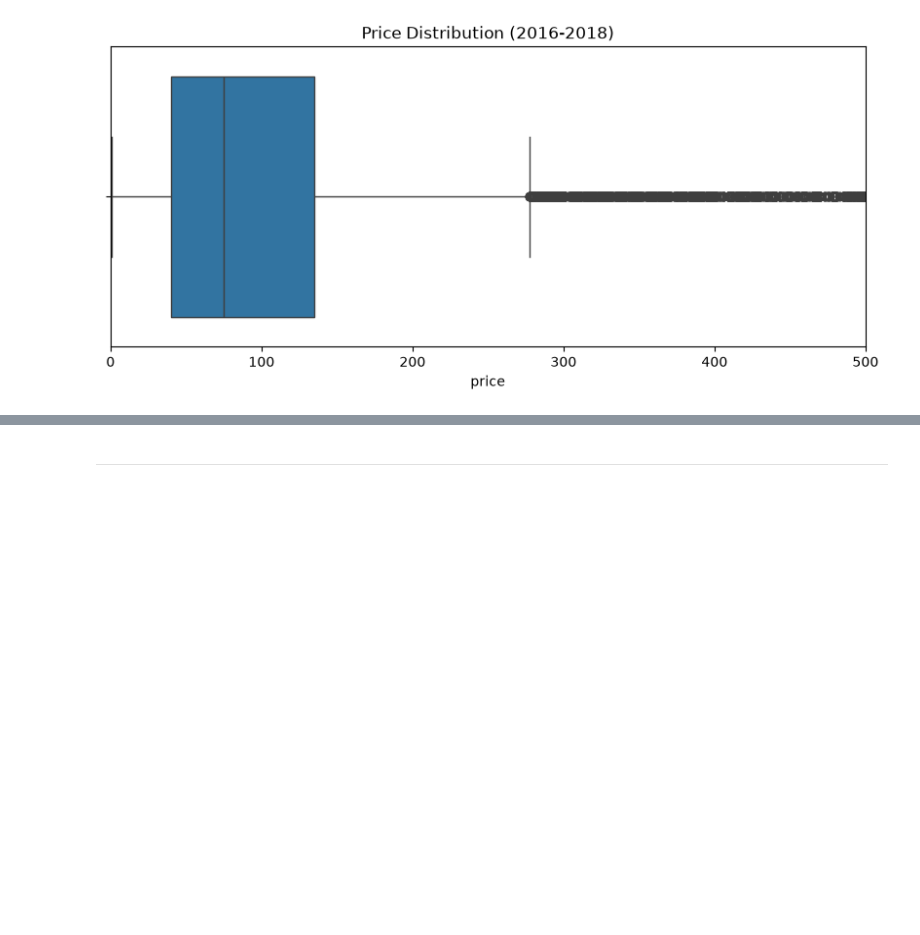
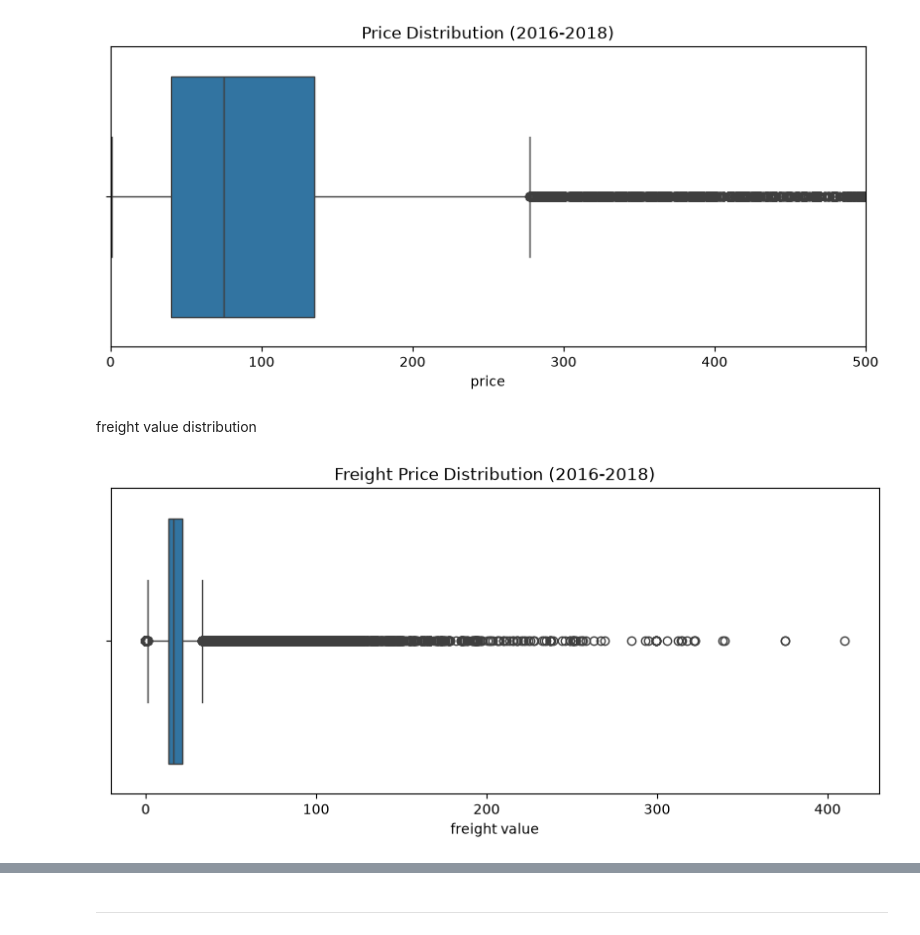
Before and after one commit to SilvanaKoga/tfm-uned-churn, a Jupyter notebook: Notebooks/EDA.ipynb, the cells around one changed output, grey strips where cells are left out. Drawn from its saved outputs; the diff is of its cells as text; code cells hidden in the pictures; blank space fills up the shorter version.

```diff
--- a/Notebooks/EDA.ipynb
+++ b/Notebooks/EDA.ipynb
@@ -217,3 +272,16 @@ plt.xlabel("price")
 plt.show()
 # %% [output]
 [figure]
+# %% [markdown]
+freight value distribution
+# %%
+plt.figure(figsize= (10,4))
+sns.boxplot(data= olist_df, x = "freight_value")
+
+plt.title("Freight Price Distribution (2016-2018)")
+plt.xlabel("freight value")
+
+
+plt.show()
+# %% [output]
+[figure, added]
```
Also changed, not shown: parts of 22 cells of this notebook, 4 other files.
